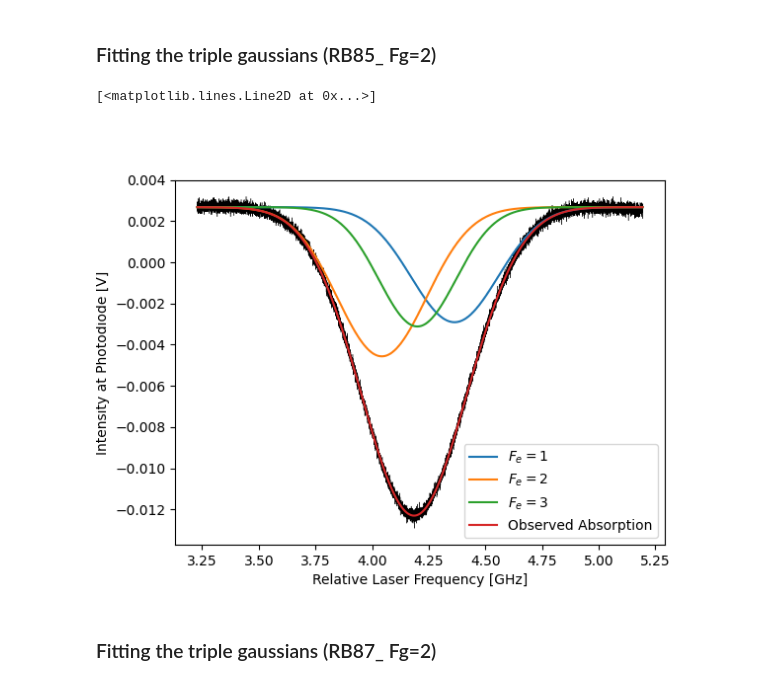
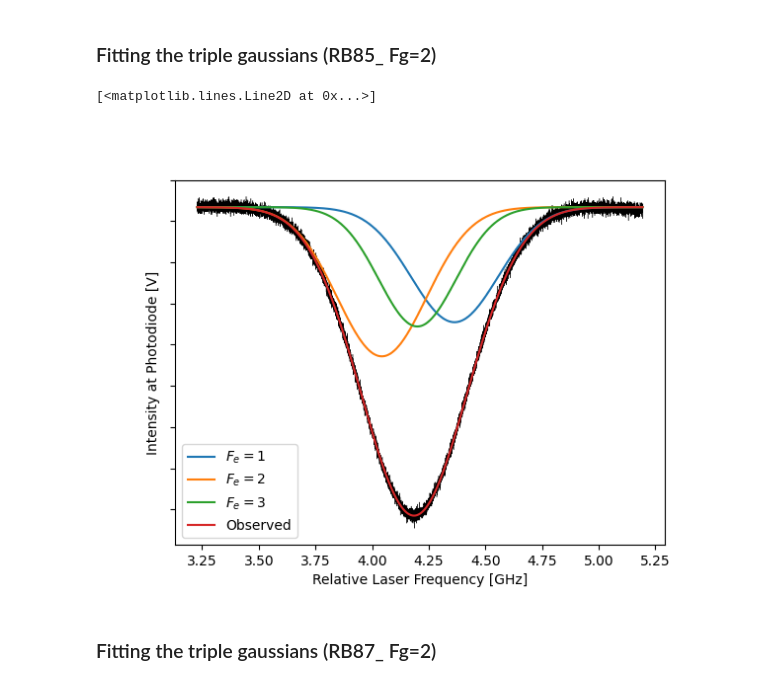
Before and after one commit to benjaminorthner/quantumlab, a Jupyter notebook: rb_spec/rb_spec.ipynb, the cells around one changed output. Drawn from its saved outputs; the diff is of its cells as text; code cells hidden in the pictures.

```diff
--- a/rb_spec/rb_spec.ipynb
+++ b/rb_spec/rb_spec.ipynb
@@ -149,35 +149,36 @@ peakIndex = np.where(ydata == min(ydata))[0][0]
 xPeak = xdata[peakIndex]
 
 # define fitting function
 A_ratios = [27,35,28]
 A_sum = np.sum(A_ratios)
 def tripleGaussian(x, A, f00, f01, f02, fD0, fD1, fD2, offset):
     sum = - A * A_ratios[0]/A_sum  * np.exp(-4 * np.log(2) * pow((x - f00) / fD0, 2))
     sum += - A * A_ratios[1]/A_sum * np.exp(-4 * np.log(2) * pow((x - f01) / fD1, 2))
     sum += - A * A_ratios[2]/A_sum * np.exp(-4 * np.log(2) * pow((x - f02) / fD2, 2))
 
     return sum + offset
 
 initialguess = 0.013/3, xPeak, xPeak, xPeak, 0.6, 0.6, 0.6, 0.003
 (A, f00, f01, f02, fD0, fD1, fD2, offset), _ = curve_fit(tripleGaussian, xdata, ydata, initialguess)
 yGaussian0 = gaussian(xdata, A * A_ratios[0]/A_sum, f00, fD0, offset)
 yGaussian1 = gaussian(xdata, A * A_ratios[1]/A_sum, f01, fD1, offset)
 yGaussian2 = gaussian(xdata, A * A_ratios[2]/A_sum, f02, fD2, offset)
 plt.plot(xdata, yGaussian0, zorder=100, label=r"$F_e = 1$")
 plt.plot(xdata, yGaussian1, zorder=100, label=r"$F_e = 2$")
 plt.plot(xdata, yGaussian2, zorder=100, label=r"$F_e = 3$")
-plt.plot(xdata, tripleGaussian(xdata, A, f00, f01, f02, fD0, fD1, fD2, offset), zorder=100, label="Observed Absorption")
+plt.plot(xdata, tripleGaussian(xdata, A, f00, f01, f02, fD0, fD1, fD2, offset), zorder=100, label="Observed")
 
 # fitting and plotting
 
 #def gaussian(vL, A, v0, vD, DC_offset):
 plt.legend()
 plt.ylabel("Intensity at Photodiode [V]")
 plt.xlabel("Relative Laser Frequency [GHz]")
+plt.gca().set_yticklabels([])
 plt.plot(xdata, ydata, linewidth=0.3, c='black')
 # %% [output]
 [<matplotlib.lines.Line2D at 0x...>]
-[figure, old version]
+[figure, new version]
 # %% [markdown]
 ### Fitting the triple gaussians (RB87_ Fg=2)
 # %%
```
Also changed, not shown: parts of 3 cells of this notebook.
